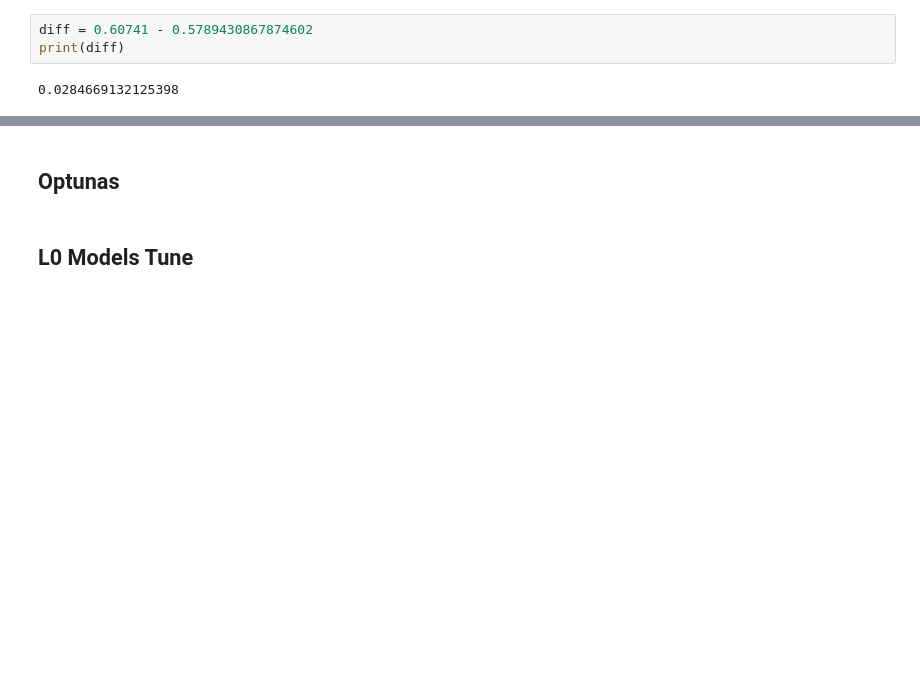
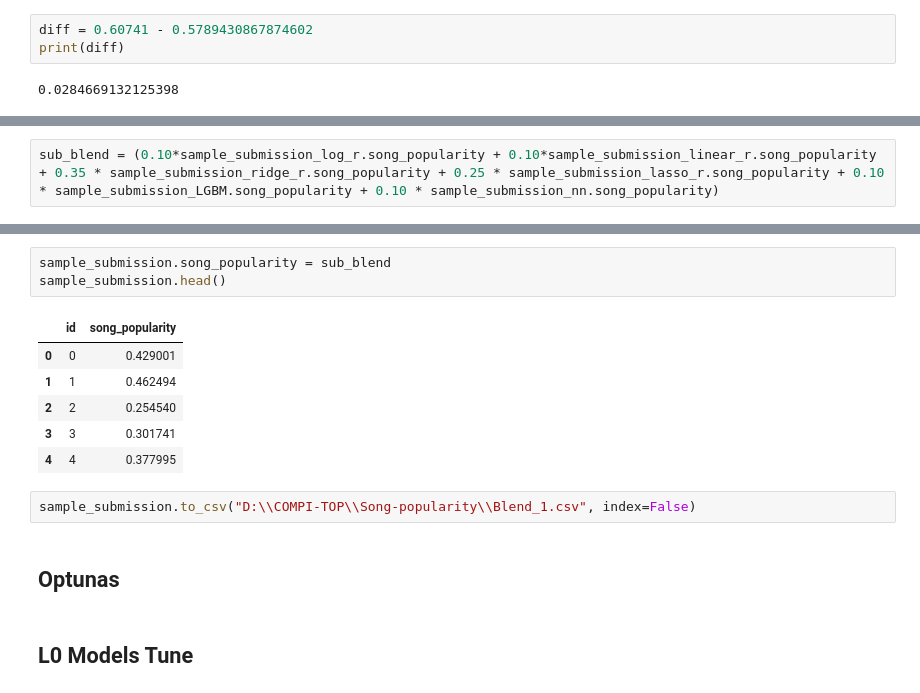
Before and after one commit to elvanselvano/song-popularity-prediction, a Jupyter notebook: SPP_FINAL_STACK.ipynb, the cells around one changed output, grey strips where cells are left out. Cells and saved outputs as stored; diff of their text form; blank space fills up the shorter version.

```diff
--- a/SPP_FINAL_STACK.ipynb
+++ b/SPP_FINAL_STACK.ipynb
@@ -2435,0 +2696,2 @@ ROC-AUC is:  0.5676026836931052
+# %%
+sub_blend = (0.10*sample_submission_log_r.song_popularity + 0.10*sample_submission_linear_r.song_popularity + 0.35 * sample_submission_ridge_r.song_popularity + 0.25 * sample_submission_lasso_r.song_popularity + 0.10 * sample_submission_LGBM.song_popularity + 0.10 * sample_submission_nn.song_popularity)
@@ -2436,3 +2707,15 @@ ROC-AUC is:  0.5676026836931052
+# %%
+sample_submission.song_popularity = sub_blend
+sample_submission.head()
+# %% [output]
+|  | id | song_popularity |
+| 0 | 0 | 0.429001 |
+| 1 | 1 | 0.462494 |
+| 2 | 2 | 0.254540 |
+| 3 | 3 | 0.301741 |
+| 4 | 4 | 0.377995 |
+# %%
+sample_submission.to_csv("D:\\COMPI-TOP\\Song-popularity\\Blend_1.csv", index=False)
 # %% [markdown]
 ## Optunas
 # %% [markdown]
```
Also changed, not shown: parts of 26 cells of this notebook.
